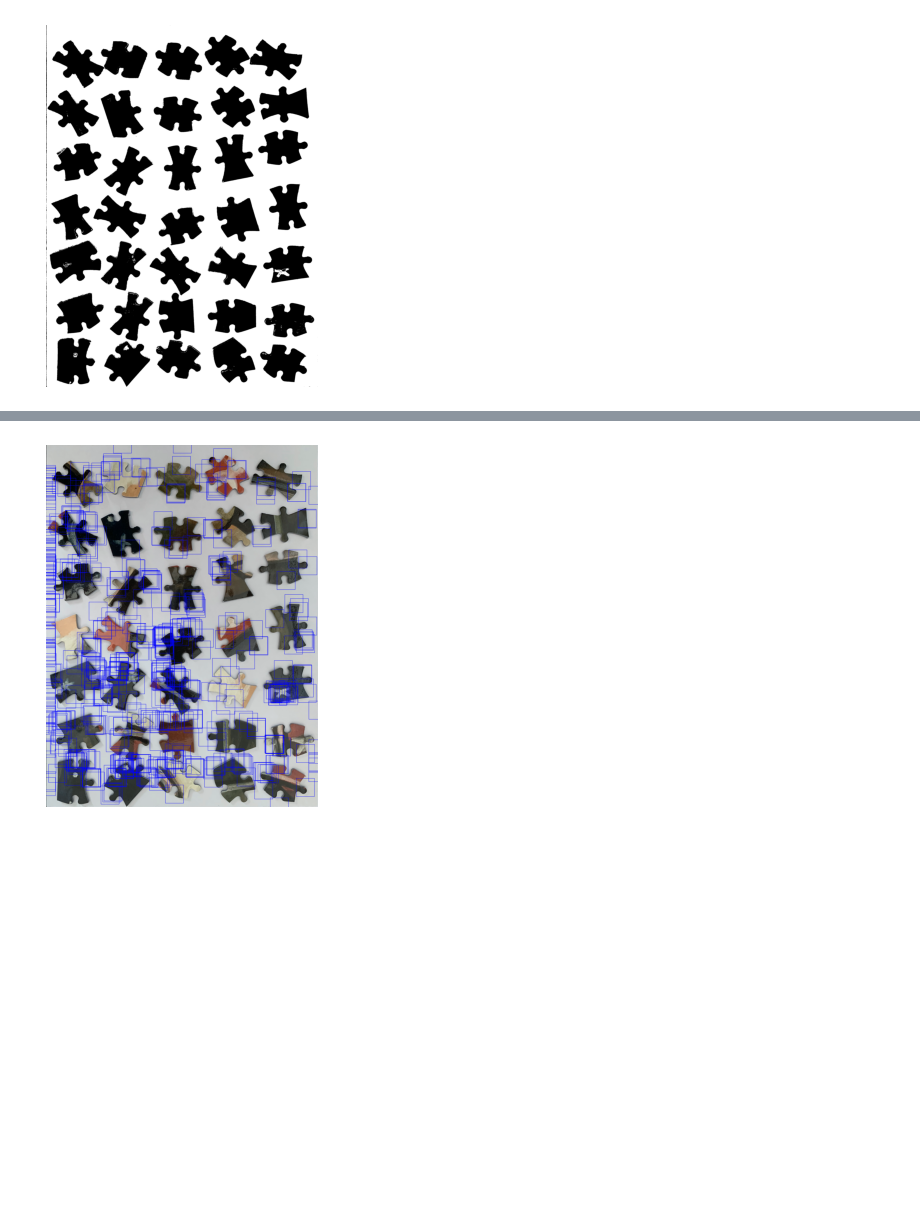
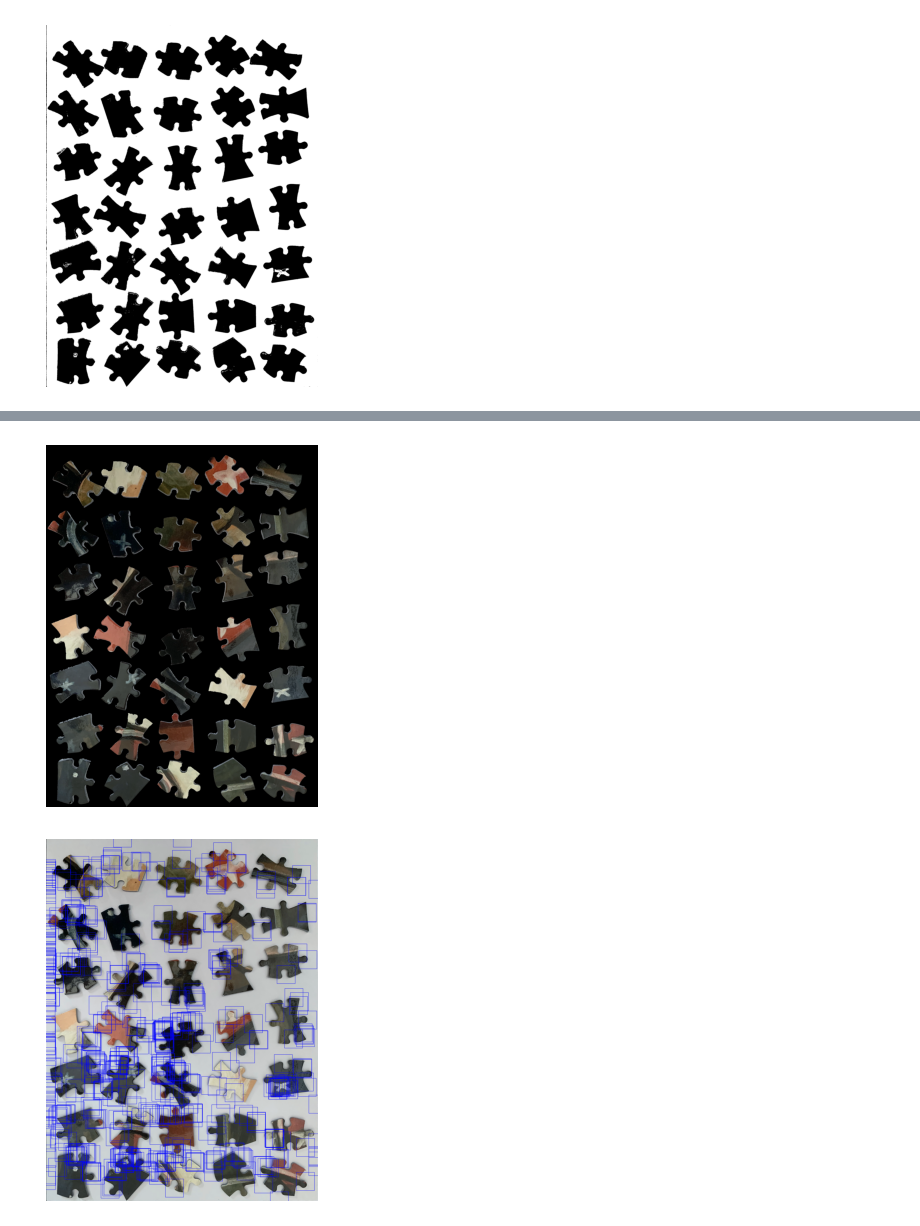
Before and after one commit to tang-ji/jigsaw-puzzle-solver, a Jupyter notebook: puzzle-image-processing.ipynb, the cells around one changed output, grey strips where cells are left out. Saved outputs shown, nothing was run; the diff lists cells and outputs as text; code cells hidden in the pictures; blank space fills up the shorter version.

```diff
--- a/puzzle-image-processing.ipynb
+++ b/puzzle-image-processing.ipynb
@@ -227,0 +235,20 @@ show(output)
+# %%
+piece = pieces[0]
+piece = piece.astype(np.uint8)
+piece[piece==True]=255b
+piece[piece==False]=0
+# %%
+def create_mask(pieces):
+    mask = np.ones(pieces[0].shape, dtype = np.uint8)*255
+    for piece in pieces:
+        piece = piece.astype(np.uint8)
+        piece[piece==True]=255
+        piece[piece==False]=0
+        contour_info = [(c, cv2.contourArea(c),) for c in cv2.findContours(piece, cv2.RETR_LIST, cv2.CHAIN_APPROX_NONE)[0]]
+        image_area = piece.shape[0] * piece.shape[1]
+        min_area = 0.0001 * image_area
+
+        for contour in contour_info:
+            if contour[1] > min_area:
+                mask = cv2.fillPoly(mask, [contour[0].reshape(contour[0].shape[0], contour[0].shape[2])], (0))
+    return mask
@@ -228,3 +265,9 @@ show(output)
+# %%
+mask = create_mask(pieces)
+# %%
+show(cv2.bitwise_and(img_balanced,img_balanced,mask=255-mask))
+# %% [output]
+[figure, added]
 # %%
 output = cv2.connectedComponentsWithStats(255-img_overlap, 4, cv2.CV_32S)
 # %%
```
Also changed, not shown: parts of 4 cells of this notebook.
